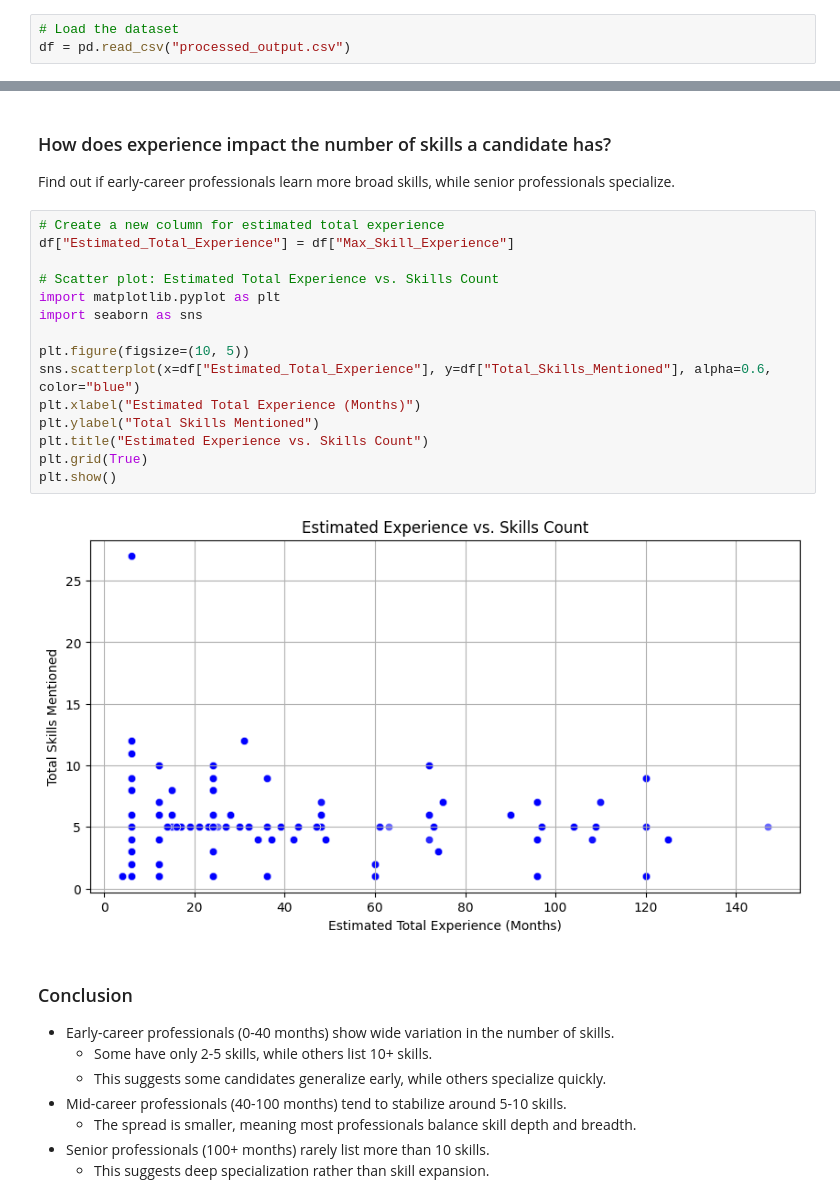
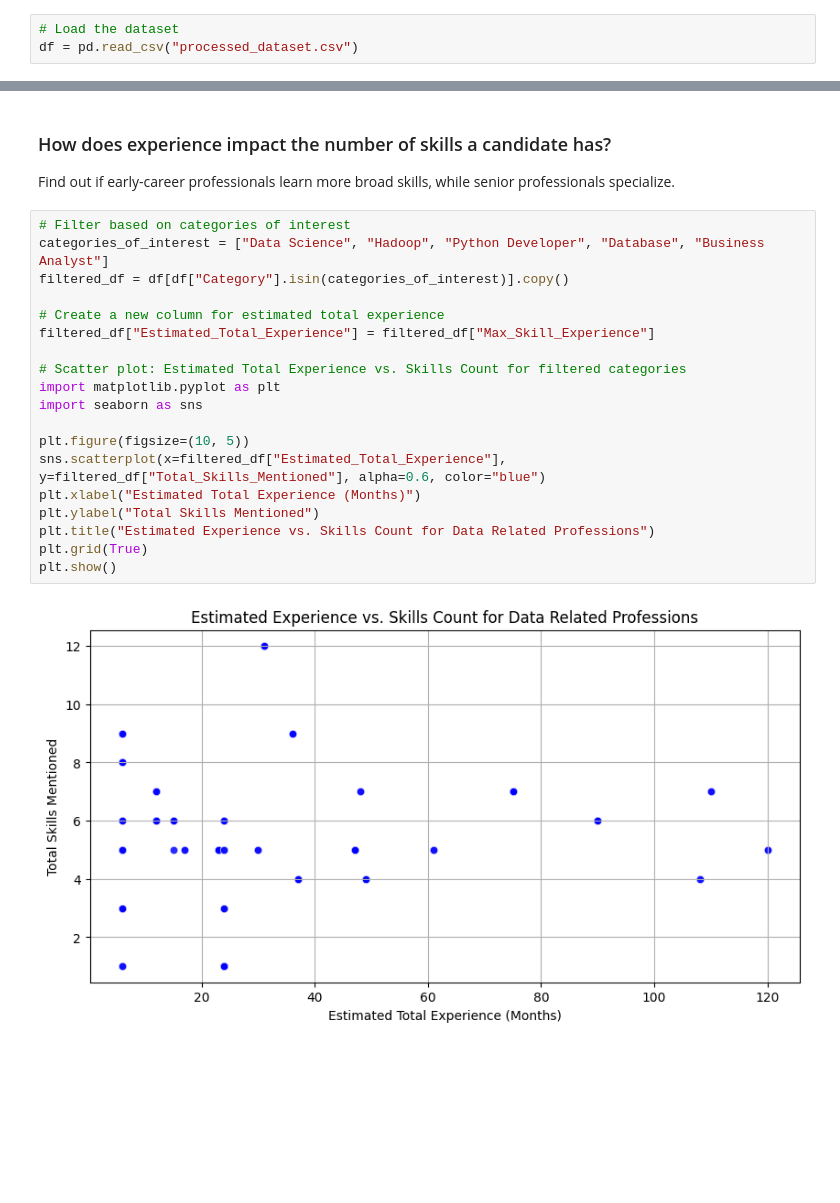
Before and after one commit to chawthinn/resume-analysis-project, a Jupyter notebook: main.ipynb, the cells around one changed output, grey strips where cells are left out. Cells and saved outputs as stored; diff of their text form; blank space fills up the shorter version.

```diff
--- a/main.ipynb
+++ b/main.ipynb
@@ -333,7 +353,7 @@ print(type(df["extracted_skills"].iloc[0]))  # Check first row
 ### Skill Frequency Analysis
 # %%
 # Load the dataset
-df = pd.read_csv("processed_output.csv")
+df = pd.read_csv("processed_dataset.csv")
 # %%
 # Function to convert string to dictionary safely
 def safe_parse_dict(value):
@@ -460,28 +512,23 @@ For Business Analyst role,
 
 Find out if early-career professionals learn more broad skills, while senior professionals specialize.
 # %%
+# Filter based on categories of interest
+categories_of_interest = ["Data Science", "Hadoop", "Python Developer", "Database", "Business Analyst"]
+filtered_df = df[df["Category"].isin(categories_of_interest)].copy()
+
 # Create a new column for estimated total experience
-df["Estimated_Total_Experience"] = df["Max_Skill_Experience"]
+filtered_df["Estimated_Total_Experience"] = filtered_df["Max_Skill_Experience"]
 
-# Scatter plot: Estimated Total Experience vs. Skills Count
+# Scatter plot: Estimated Total Experience vs. Skills Count for filtered categories
 import matplotlib.pyplot as plt
 import seaborn as sns
 
 plt.figure(figsize=(10, 5))
-sns.scatterplot(x=df["Estimated_Total_Experience"], y=df["Total_Skills_Mentioned"], alpha=0.6, color="blue")
+sns.scatterplot(x=filtered_df["Estimated_Total_Experience"], y=filtered_df["Total_Skills_Mentioned"], alpha=0.6, color="blue")
 plt.xlabel("Estimated Total Experience (Months)")
 plt.ylabel("Total Skills Mentioned")
-plt.title("Estimated Experience vs. Skills Count")
+plt.title("Estimated Experience vs. Skills Count for Data Related Professions")
 plt.grid(True)
 plt.show()
 # %% [output]
-[figure, old version]
+[figure, new version]
-# %% [markdown]
-### Conclusion
-- Early-career professionals (0-40 months) show wide variation in the number of skills.
-    - Some have only 2-5 skills, while others list 10+ skills.
-    - This suggests some candidates generalize early, while others specialize quickly.
-- Mid-career professionals (40-100 months) tend to stabilize around 5-10 skills.
-    - The spread is smaller, meaning most professionals balance skill depth and breadth.
-- Senior professionals (100+ months) rarely list more than 10 skills.
-    - This suggests deep specialization rather than skill expansion.
```
Also changed, not shown: parts of 13 cells of this notebook.
